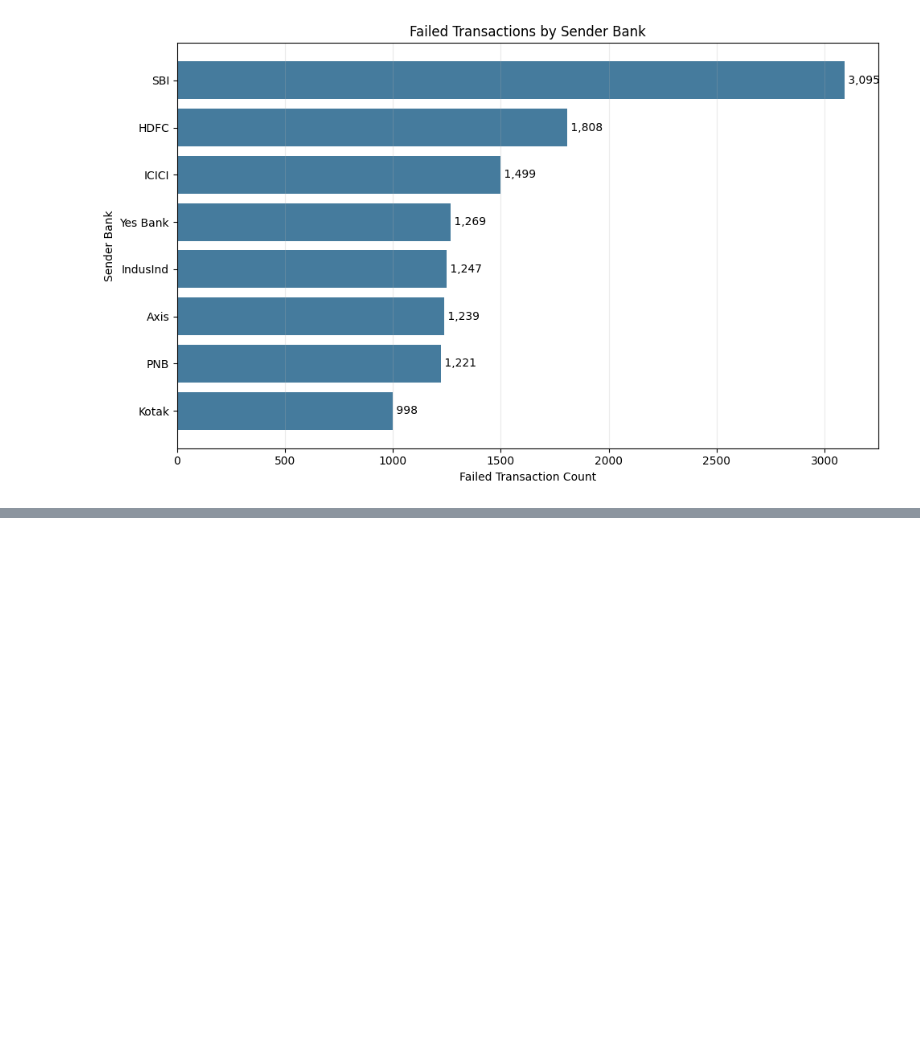
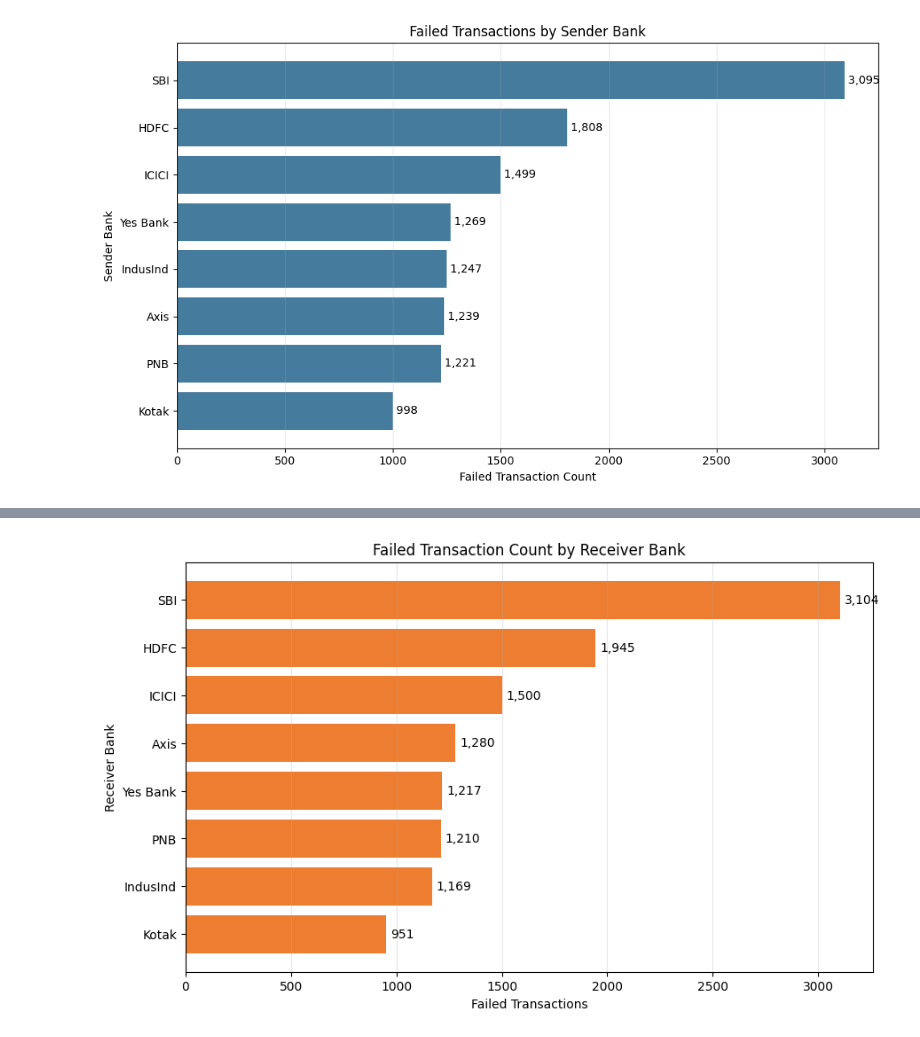
Before and after one commit to KaviyaVelmurugan/upi-transaction-intelligence-platform, a Jupyter notebook: notebooks/02_eda.ipynb, the cells around one changed output, grey strips where cells are left out. Cells and saved outputs as stored; diff of their text form; code cells hidden in the pictures; blank space fills up the shorter version.

```diff
--- a/notebooks/02_eda.ipynb
+++ b/notebooks/02_eda.ipynb
@@ -1358,0 +1430,30 @@ plt.show()
+# %%
+# Failed-count chart
+receiver_count_chart = receiver_bank_status.sort_values(
+    "failed_transactions"
+)
+
+plt.figure(figsize=(10, 6))
+
+bars = plt.barh(
+    receiver_count_chart["receiver_bank"],
+    receiver_count_chart["failed_transactions"],
+    color="#ED7D31"
+)
+
+plt.title("Failed Transaction Count by Receiver Bank")
+plt.xlabel("Failed Transactions")
+plt.ylabel("Receiver Bank")
+plt.grid(axis="x", alpha=0.3)
+
+for bar in bars:
+    plt.text(
+        bar.get_width() + 20,
+        bar.get_y() + bar.get_height() / 2,
+        f"{int(bar.get_width()):,}",
+        va="center"
+    )
+
+plt.show()
+# %% [output]
+[figure, added]
```
Also changed, not shown: parts of 4 cells of this notebook, 1 other file.
